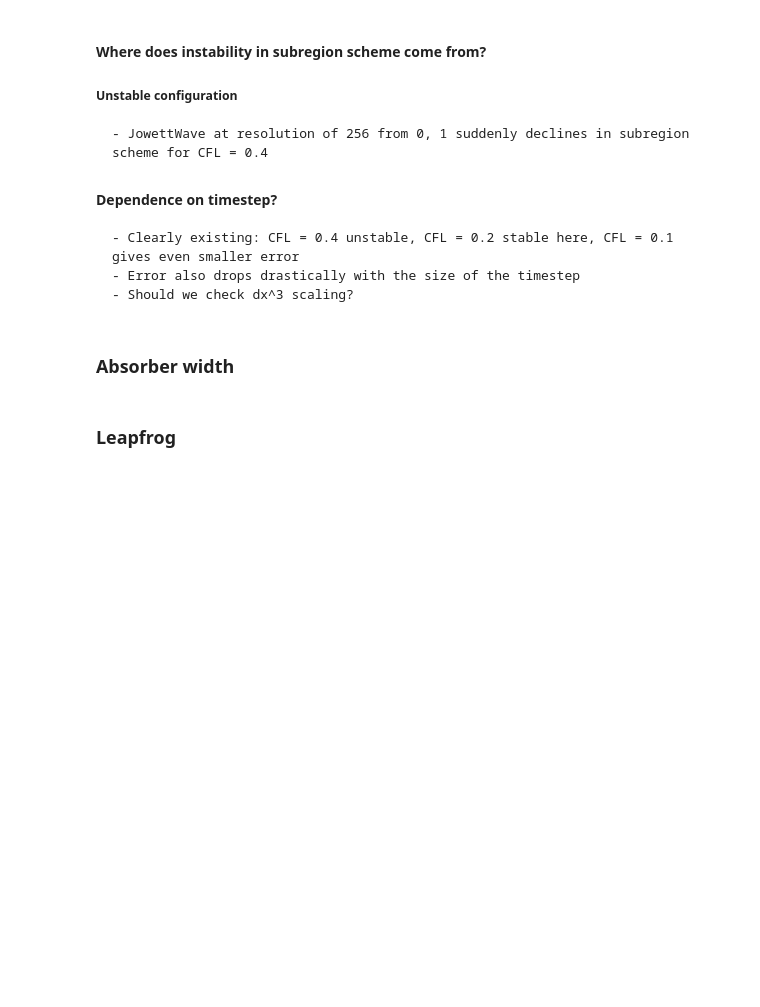
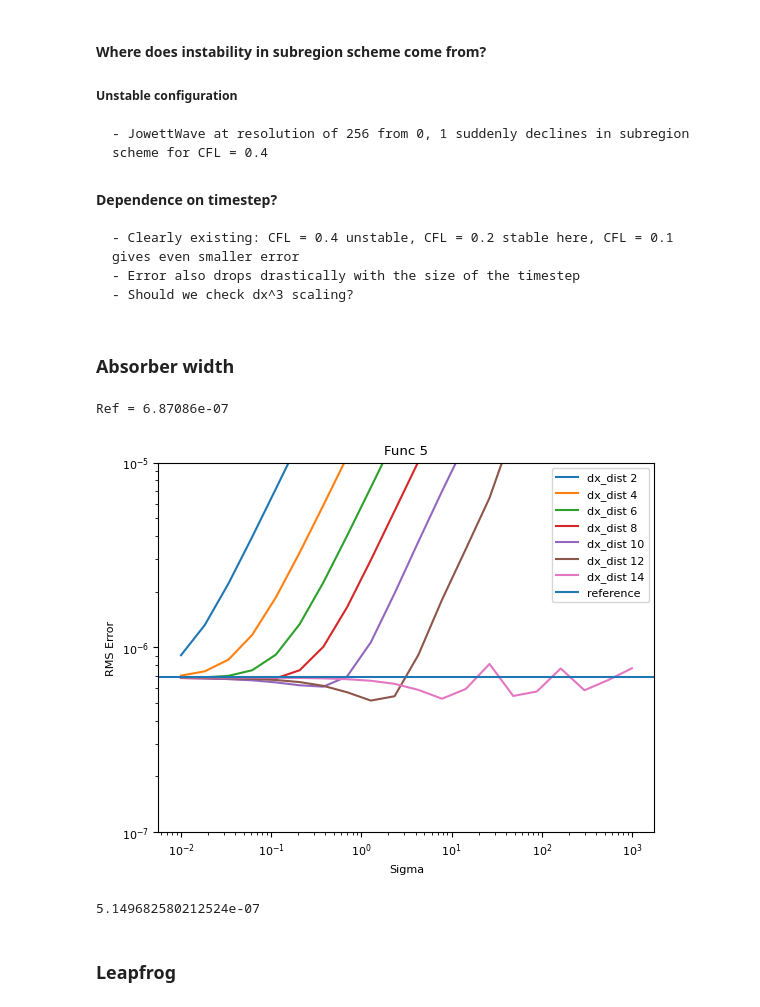
Before and after one commit to KunkelAlexander/fdm-hybrid-scheme, a Jupyter notebook: dirichlet_spectral.ipynb, the cells around one changed output. Drawn from its saved outputs; the diff is of its cells as text; code cells hidden in the pictures; blank space fills up the shorter version.

```diff
--- a/dirichlet_spectral.ipynb
+++ b/dirichlet_spectral.ipynb
@@ -3426,29 +3760,7 @@ RuntimeWarning: overflow encountered in square
 # %% [markdown]
 ### Absorber width
 # %%
-
-def sech(x):
-    return 1 / np.cosh( x )
-
-
-def spreader(x, dx, t, m = 1, hbar = 1):
-    y = x
-    A = 1j / ( 1j - 4 * np.tanh( 4 * t ) )
-    B = - 8 * y ** 2 * sech(4 * t)**2
-    C = 1j * 34 *  y ** 2 * np.tanh( 4 * t )
-    D = 1 + 16 * np.tanh( 4 * t ) ** 2
-    return A * np.exp((B + C) / D)
-
-
-# Generate analytical solution for the 1D free Schrödinger equation
-# Li test 1
-def gaussian(x, dx, t, m = 1, hbar = 1, alpha=1.0 / 10):
-    psi = generate1DGaussian(0, x, t, m, hbar, alpha)
-    return psi
-
-
-def planeWave(x, dx, t, m = 1, hbar = 1, alpha=1.0 / 10):
-    return np.exp(1j * x)
+warnings.filterwarnings('ignore')
 
 def extraConfig(c):
     c["nThreads"] = 4
@@ -3480,53 +3792,69 @@ def extraConfig(c):
     c["useBC"] = True
     c["replaceBoundary"] = True
     c["printGrid"] = False
-    c["derivative_mode"]    = FOURTH_ORDER
-    c["mode"]               = MSEPTIC_PERIODIC
+    c["derivative_mode"]    = FIFTH_ORDER
+    c["mode"]               = MNONIC_PERIODIC
     c["BC"]                 = PERIODIC
     c["fd_lb"]        = 1
     c["fd_rb"]        = 0
-
 import warnings
-warnings.filterwarnings('error')
+warnings.filterwarnings("ignore")
 c = config.generateConfig()
 extraConfig(c)
 #scheme = SubregionScheme( c, jowettWave, HomogeneousCosineScheme )
 #scheme = DFTScheme( c, jowettWave )
 
 c["resolution"] = 64
 c["patchSize"]  = 16
 c["derivative_mode"]    = FIFTH_ORDER
 c["t0"] = 0.0
 c["tEnd"] = 0.025
-
+c["boundarySize"] = 16
 c["sigma"] = 0
 c["sigma_func"] = 0
 c["dx_dist"]    = 0
-scheme = DFTScheme( c, gaussian)
+scheme = SubregionScheme( c, jowettWave, DFTScheme)
 scheme.run()
 current_min = scheme.computeRMSError()
 current_ref = scheme.computeRMSError()
 print(f"Ref = {current_min:.5e}")
 
 errors = []
 
-for sigma in np.logspace(-3, -2, 100):
-    for sigma_func in [5]:
-        for dx_dist in [1]:
-            c["sigma"] = sigma
+for sigma_func in [5]:
+
+    plt.title(f"Func {sigma_func}")
+
+    for dx_dist in [2, 4, 6, 8, 10, 12, 14]:
+        cur_error = []
+        sigmas =  np.logspace(-2, 3, 20)
+        for sigma in sigmas:
+            c["sigma"]      = sigma
             c["sigma_func"] = sigma_func
-            c["dx_dist"] = dx_dist
+            c["dx_dist"]    = dx_dist
 
-            #scheme = SubregionScheme( c, gaussian, LeapfrogDFTScheme)
-            scheme = DFTScheme( c, gaussian)
+            scheme = SubregionScheme( c, jowettWave, DFTScheme)
             scheme.run()
             errors.append(scheme.computeRMSError())
             if errors[-1] < current_ref * 0.5:
                 print(f"Sigma = {sigma} sigma_func = {sigma_func} dx_dist = {dx_dist} error = {errors[-1]:.5e}")
-            #animation.drawFrame(solver = scheme, label = "GAMER subregion", analyticalSolution = gaussian, filename = "Jowett", waveSolver = None)
+            #animation.drawFrame(solver = scheme, label = "GAMER subregion", analyticalSolution = jowettWave, filename = "Jowett", waveSolver = None)
             #plt.show()
+            cur_error.append(errors[-1])
+
+        plt.loglog(sigmas, cur_error, label=f"dx_dist {dx_dist}")
+    plt.axhline(current_ref, label="reference")
+    plt.xlabel("Sigma")
+    plt.ylabel("RMS Error")
+    plt.ylim([1e-7, 1e-5])
+    plt.legend()
+    plt.show()
 
 print(np.min(errors))
+# %% [output]
+Ref = 6.87086e-07
+[figure, added]
+5.149682580212524e-07
 # %% [markdown]
 ### Leapfrog
 # %%
```
Also changed, not shown: parts of 19 cells of this notebook.
